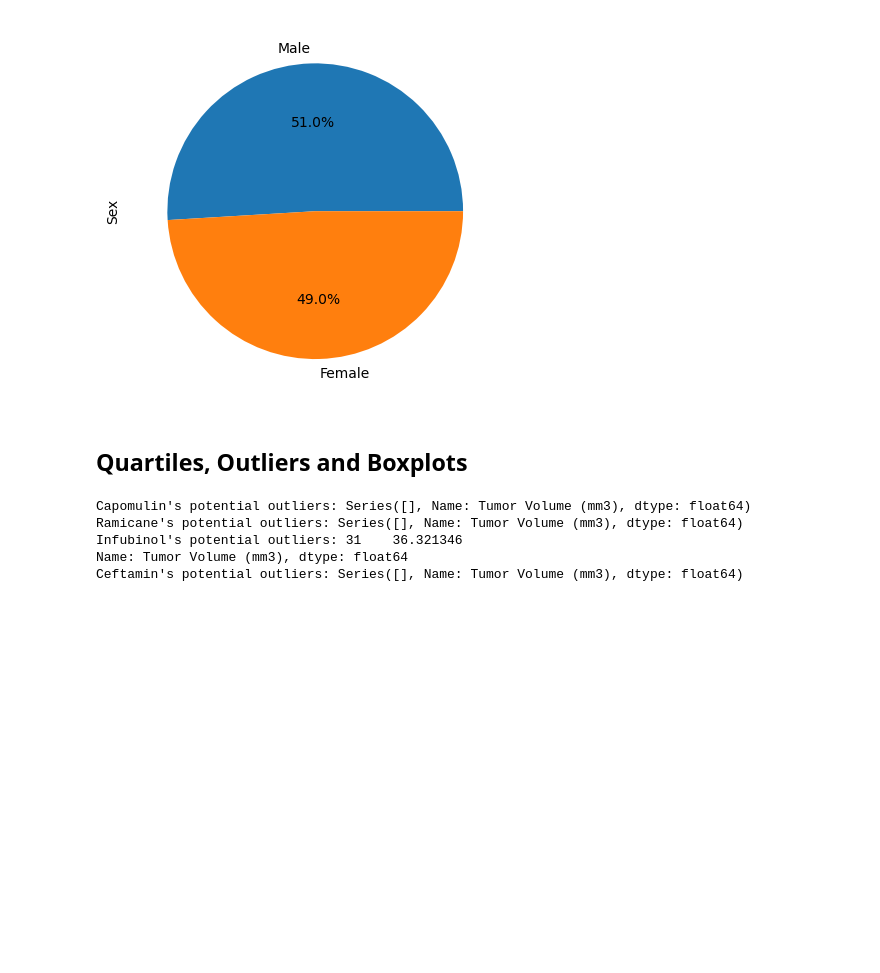
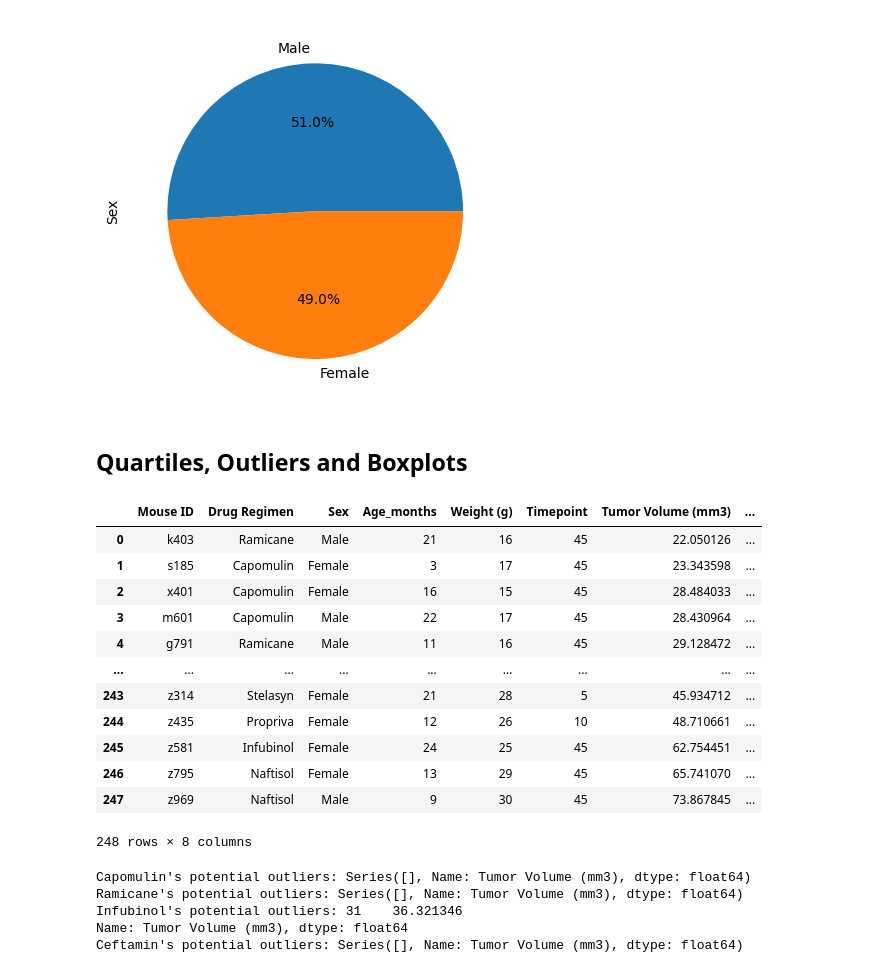
Before and after one commit to eeneedles/data-visualization-challenge, a Jupyter notebook: Pymaceuticals/pymaceuticals_starter.ipynb, the cells around one changed output. Cells and saved outputs as stored; diff of their text form; code cells hidden in the pictures; blank space fills up the shorter version.

```diff
--- a/Pymaceuticals/pymaceuticals_starter.ipynb
+++ b/Pymaceuticals/pymaceuticals_starter.ipynb
@@ -161,11 +190,29 @@ pyplot.plot()
 # %%
 # Calculate the final tumor volume of each mouse across four of the treatment regimens:
 # Capomulin, Ramicane, Infubinol, and Ceftamin
 
 # Start by getting the last (greatest) timepoint for each mouse
+last_timepoint = clean_study_df.groupby(["Mouse ID"])["Timepoint"].max()
+last_timepoint
 
 
 # Merge this group df with the original DataFrame to get the tumor volume at the last timepoint
+merged_df = clean_study_df.merge(last_timepoint,on=["Mouse ID", "Timepoint"], how="inner")
+merged_df
+# %% [output]
+|  | Mouse ID | Drug Regimen | Sex | Age_months | Weight (g) | Timepoint | Tumor Volume (mm3) | ... |
+| 0 | k403 | Ramicane | Male | 21 | 16 | 45 | 22.050126 | ... |
+| 1 | s185 | Capomulin | Female | 3 | 17 | 45 | 23.343598 | ... |
+| 2 | x401 | Capomulin | Female | 16 | 15 | 45 | 28.484033 | ... |
+| 3 | m601 | Capomulin | Male | 22 | 17 | 45 | 28.430964 | ... |
+| 4 | g791 | Ramicane | Male | 11 | 16 | 45 | 29.128472 | ... |
+| ... | ... | ... | ... | ... | ... | ... | ... | ... |
+| 243 | z314 | Stelasyn | Female | 21 | 28 | 5 | 45.934712 | ... |
+| 244 | z435 | Propriva | Female | 12 | 26 | 10 | 48.710661 | ... |
+| 245 | z581 | Infubinol | Female | 24 | 25 | 45 | 62.754451 | ... |
+| 246 | z795 | Naftisol | Female | 13 | 29 | 45 | 65.741070 | ... |
+| 247 | z969 | Naftisol | Male | 9 | 30 | 45 | 73.867845 | ... |
+248 rows × 8 columns
 # %%
 # Put treatments into a list for for loop (and later for plot labels)
 
```
Also changed, not shown: parts of 6 cells of this notebook.
